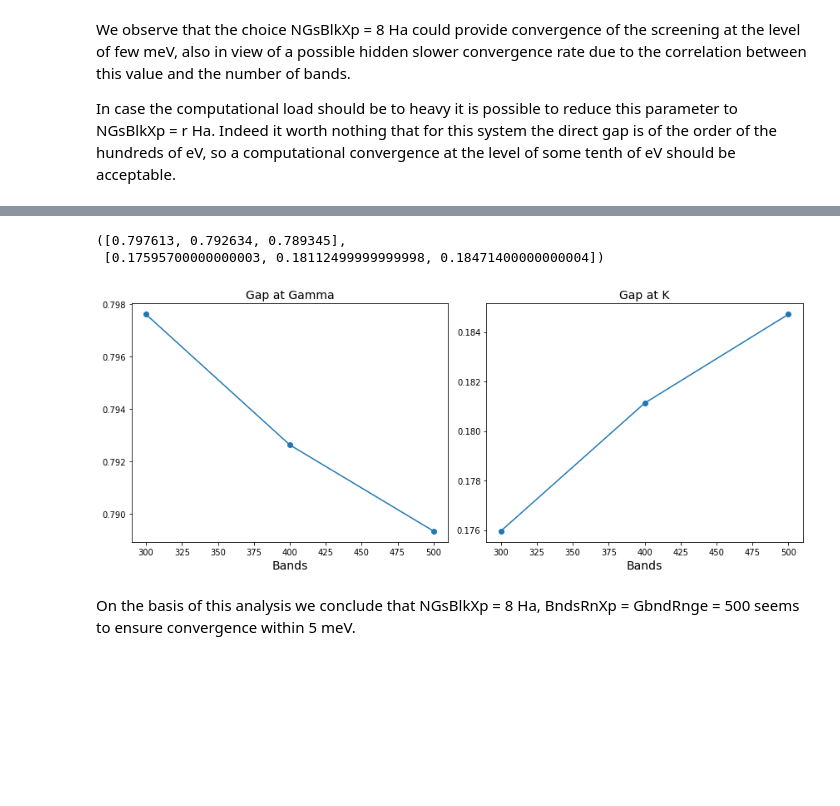
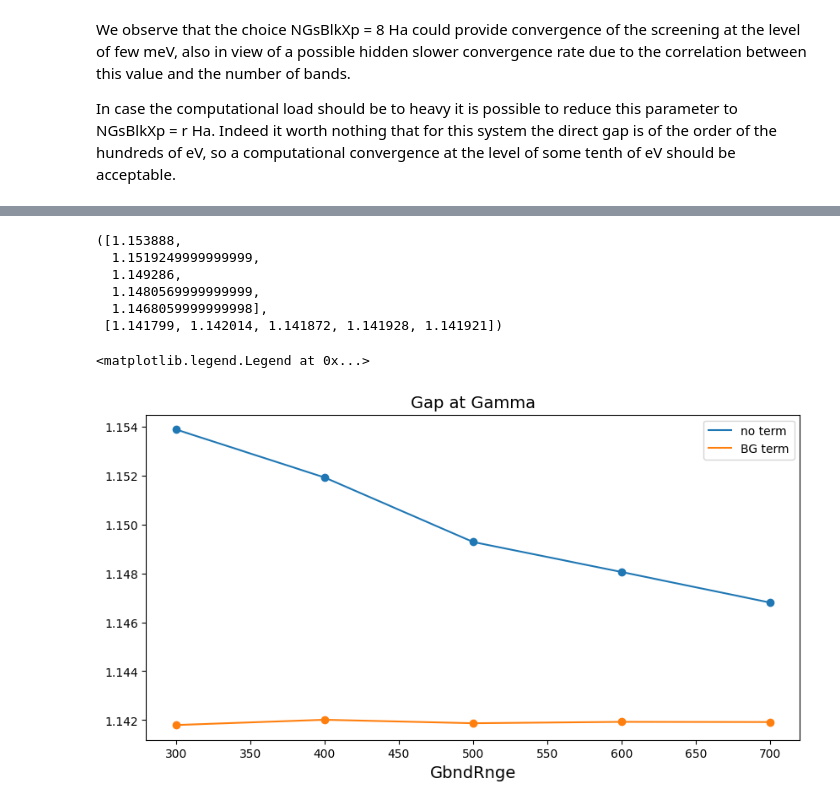
Before and after one commit to marcodalessandro76/AGSL5, a Jupyter notebook: GW_Analysis.ipynb, the cells around one changed output, grey strips where cells are left out. Cells and saved outputs as stored; diff of their text form; code cells hidden in the pictures; blank space fills up the shorter version.

```diff
--- a/GW_Analysis.ipynb
+++ b/GW_Analysis.ipynb
@@ -451,0 +659,2 @@ Task [5] ended
+# %%
+results = study.run()
@@ -452,26 +679,26 @@ Task [5] ended
 # %%
-results_G, results_K = study.fetch_results(id='-G-'),study.fetch_results(id='-K-')
-gap_G = [r.data.get_gap(k_full=Gamma_index,band_full=start_band,verbose=False) for r in results_G]
-gap_K = [r.data.get_gap(k_full=K_index,band_full=start_band,verbose=False) for r in results_K]
-gap_G,gap_K
+gap_G = [results[ind].data.get_gap(k_full=Gamma_index,band_full=start_band,verbose=False) for ind in range(len(Bands))]
+gap_G_Gterm = [results[ind+len(Bands)].data.get_gap(k_full=Gamma_index,band_full=start_band,verbose=False) for ind in range(len(Bands))]
+
+gap_G,gap_G_Gterm
 # %% [output]
-([0.797613, 0.792634, 0.789345],
- [0.17595700000000003, 0.18112499999999998, 0.18471400000000004])
+([1.153888,
+  1.1519249999999999,
+  1.149286,
+  1.1480569999999999,
+  1.1468059999999998],
+ [1.141799, 1.142014, 1.141872, 1.141928, 1.141921])
 # %%
 x_vals = [x[1] for x in Bands]
 
-fig, axes = plt.subplots(nrows=1, ncols=2, figsize=(12, 5))
-axes[0].plot(x_vals,gap_G)
-axes[0].scatter(x_vals,gap_G)
-axes[0].set_title('Gap at Gamma',size=14)
-axes[0].set_xlabel('Bands',size=14)
-axes[1].plot(x_vals, gap_K)
-axes[1].scatter(x_vals,gap_K)
-axes[1].set_xlabel('Bands',size=14)
-axes[1].set_title('Gap at K',size=14)
-fig.tight_layout()
+fig, axes = plt.subplots(figsize=(10, 5))
+axes.plot(x_vals,gap_G,label='no term')
+axes.scatter(x_vals,gap_G)
+axes.plot(x_vals,gap_G_Gterm,label='BG term')
+axes.scatter(x_vals,gap_G_Gterm)
+axes.set_title('Gap at Gamma',size=14)
+axes.set_xlabel('GbndRnge',size=14)
+axes.legend()
 # %% [output]
+<matplotlib.legend.Legend at 0x...>
-[figure, old version]
+[figure, new version]
-# %% [markdown]
-On the basis of this analysis we conclude that NGsBlkXp = 8 Ha, BndsRnXp = GbndRnge = 500 seems to ensure
- convergence within 5 meV.
```
Also changed, not shown: parts of 28 cells of this notebook, 1 other file.
